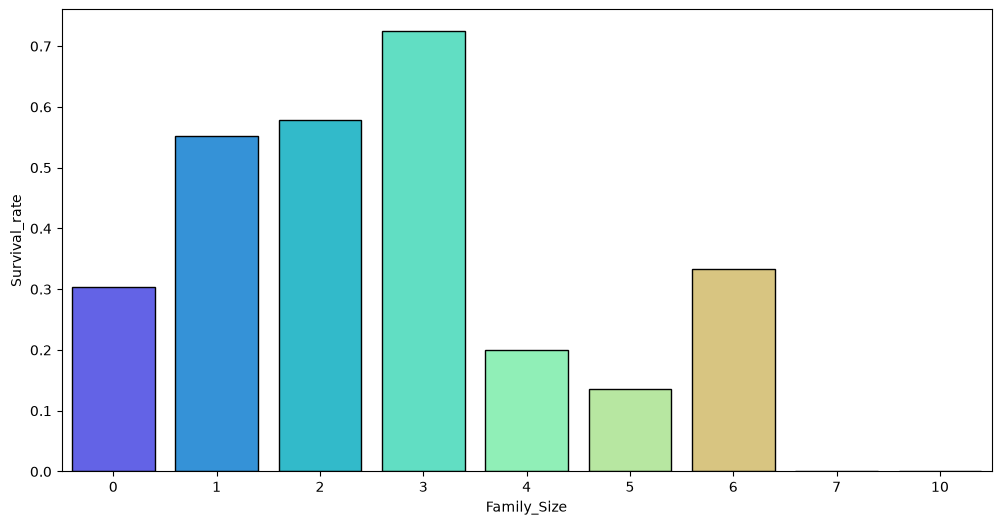
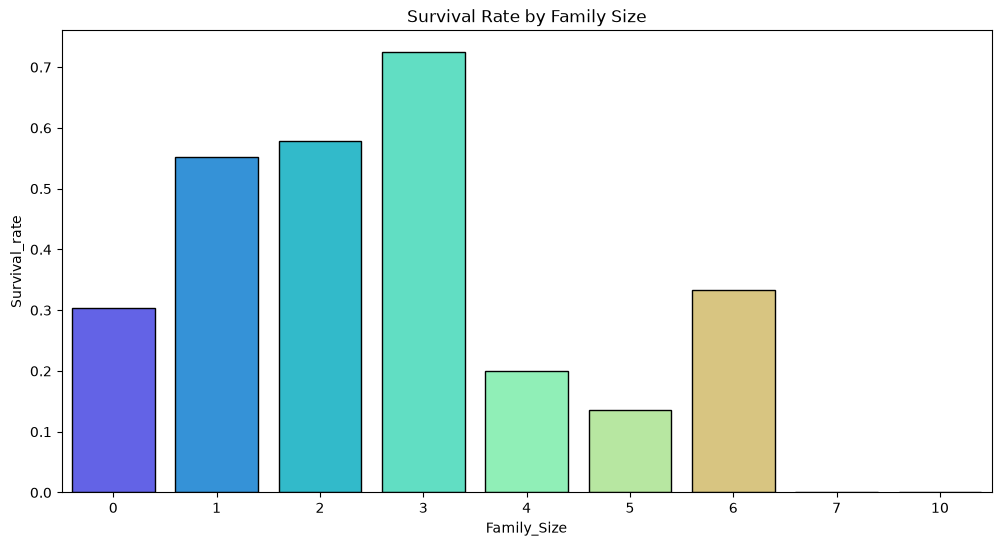
The change to this notebook cell's code, shown as a diff; its figure went from the first image to the second:
--- before
+++ after
@@ -1,2 +1,3 @@
 plt.figure(figsize=(12, 6))
 sns.barplot(x= Family_df['Family_Size'],y= Family_df['Survival_rate'], edgecolor='black',palette='rainbow')
+plt.title('Survival Rate by Family Size')

Commit: Titanic EDA: Added readable labels for Survivors/Non-Survivors and improved visualizations